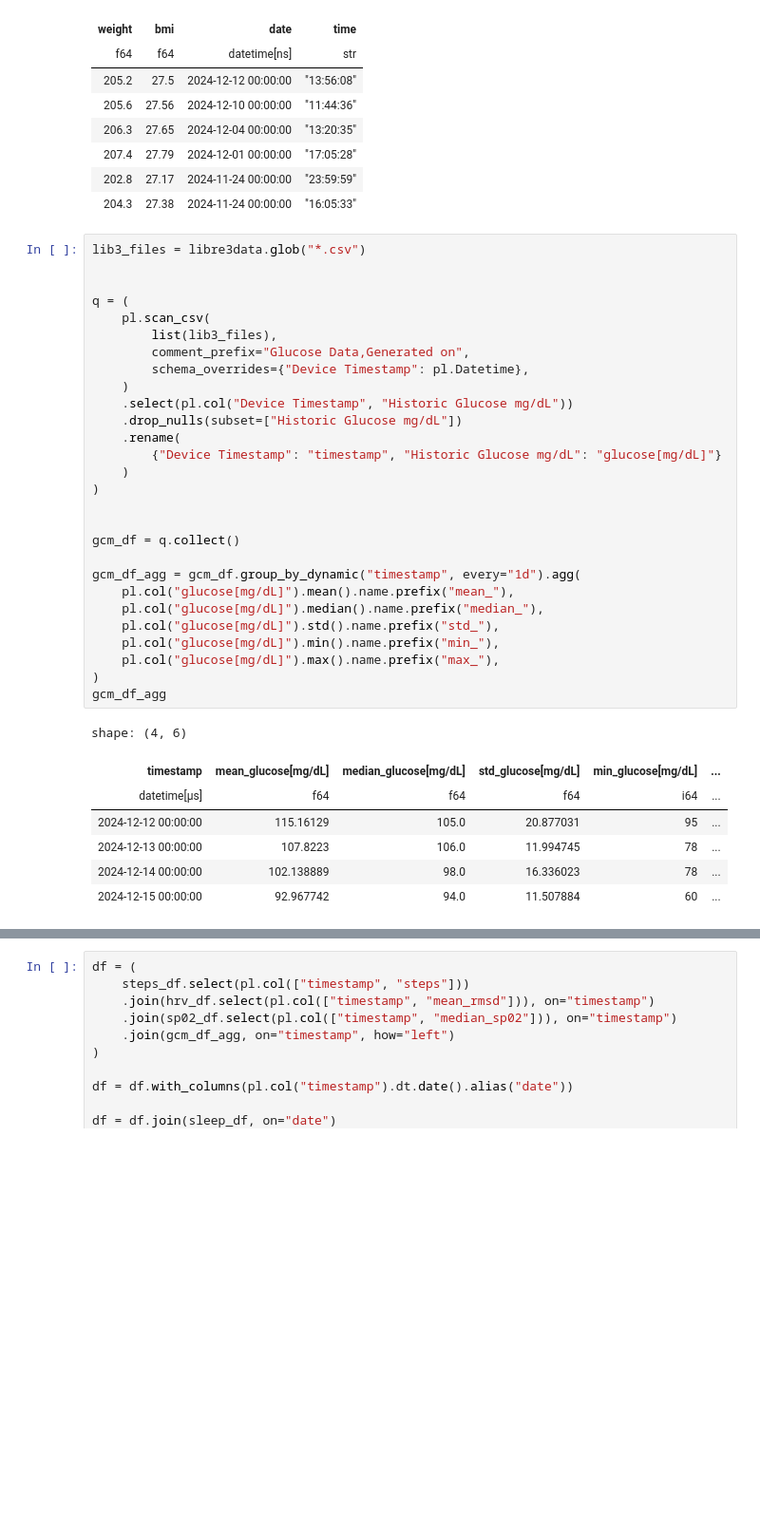
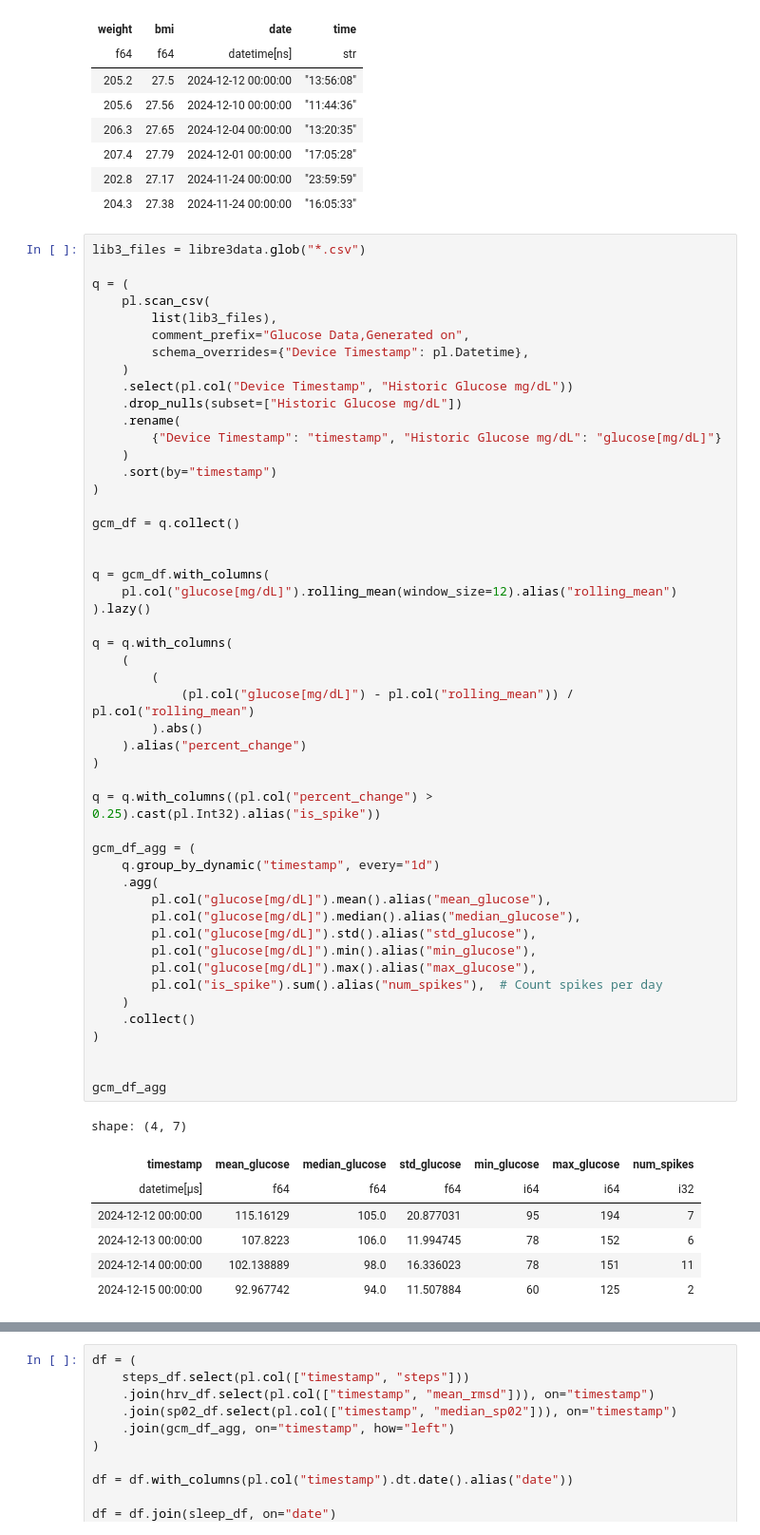
Before and after one commit to roman91DE/fitbitData, a Jupyter notebook: src/main.ipynb, the cells around one changed output, grey strips where cells are left out. Shown at 95% size. Saved outputs shown, nothing was run; the diff lists cells and outputs as text; blank space fills up the shorter version.

Commit message:
added num_spikes varx

```diff
--- a/src/main.ipynb
+++ b/src/main.ipynb
@@ -334,38 +338,59 @@ shape: (6, 4)
 | 204.3 | 27.38 | 2024-11-24 00:00:00 | "16:05:33" |
 # %%
 lib3_files = libre3data.glob("*.csv")
-
 
 q = (
     pl.scan_csv(
         list(lib3_files),
         comment_prefix="Glucose Data,Generated on",
         schema_overrides={"Device Timestamp": pl.Datetime},
     )
     .select(pl.col("Device Timestamp", "Historic Glucose mg/dL"))
     .drop_nulls(subset=["Historic Glucose mg/dL"])
     .rename(
         {"Device Timestamp": "timestamp", "Historic Glucose mg/dL": "glucose[mg/dL]"}
     )
+    .sort(by="timestamp")
+)
+
+gcm_df = q.collect()
+
+
+q = gcm_df.with_columns(
+    pl.col("glucose[mg/dL]").rolling_mean(window_size=12).alias("rolling_mean")
+).lazy()
+
+q = q.with_columns(
+    (
+        (
+            (pl.col("glucose[mg/dL]") - pl.col("rolling_mean")) / pl.col("rolling_mean")
+        ).abs()
+    ).alias("percent_change")
+)
+
+q = q.with_columns((pl.col("percent_change") > 0.25).cast(pl.Int32).alias("is_spike"))
+
+gcm_df_agg = (
+    q.group_by_dynamic("timestamp", every="1d")
+    .agg(
+        pl.col("glucose[mg/dL]").mean().alias("mean_glucose"),
+        pl.col("glucose[mg/dL]").median().alias("median_glucose"),
+        pl.col("glucose[mg/dL]").std().alias("std_glucose"),
+        pl.col("glucose[mg/dL]").min().alias("min_glucose"),
+        pl.col("glucose[mg/dL]").max().alias("max_glucose"),
+        pl.col("is_spike").sum().alias("num_spikes"),  # Count spikes per day
+    )
+    .collect()
 )
 
 
-gcm_df = q.collect()
-
-gcm_df_agg = gcm_df.group_by_dynamic("timestamp", every="1d").agg(
-    pl.col("glucose[mg/dL]").mean().name.prefix("mean_"),
-    pl.col("glucose[mg/dL]").median().name.prefix("median_"),
-    pl.col("glucose[mg/dL]").std().name.prefix("std_"),
-    pl.col("glucose[mg/dL]").min().name.prefix("min_"),
-    pl.col("glucose[mg/dL]").max().name.prefix("max_"),
-)
 gcm_df_agg
 # %% [output]
-shape: (4, 6)
+shape: (4, 7)
-| timestamp | mean_glucose[mg/dL] | median_glucose[mg/dL] | std_glucose[mg/dL] | min_glucose[mg/dL] | ... |
-| datetime[μs] | f64 | f64 | f64 | i64 | ... |
-| 2024-12-12 00:00:00 | 115.16129 | 105.0 | 20.877031 | 95 | ... |
-| 2024-12-13 00:00:00 | 107.8223 | 106.0 | 11.994745 | 78 | ... |
-| 2024-12-14 00:00:00 | 102.138889 | 98.0 | 16.336023 | 78 | ... |
-| 2024-12-15 00:00:00 | 92.967742 | 94.0 | 11.507884 | 60 | ... |
+| timestamp | mean_glucose | median_glucose | std_glucose | min_glucose | max_glucose | num_spikes |
+| datetime[μs] | f64 | f64 | f64 | i64 | i64 | i32 |
+| 2024-12-12 00:00:00 | 115.16129 | 105.0 | 20.877031 | 95 | 194 | 7 |
+| 2024-12-13 00:00:00 | 107.8223 | 106.0 | 11.994745 | 78 | 152 | 6 |
+| 2024-12-14 00:00:00 | 102.138889 | 98.0 | 16.336023 | 78 | 151 | 11 |
+| 2024-12-15 00:00:00 | 92.967742 | 94.0 | 11.507884 | 60 | 125 | 2 |
 # %%
```
Also changed, not shown: parts of 4 cells of this notebook.
